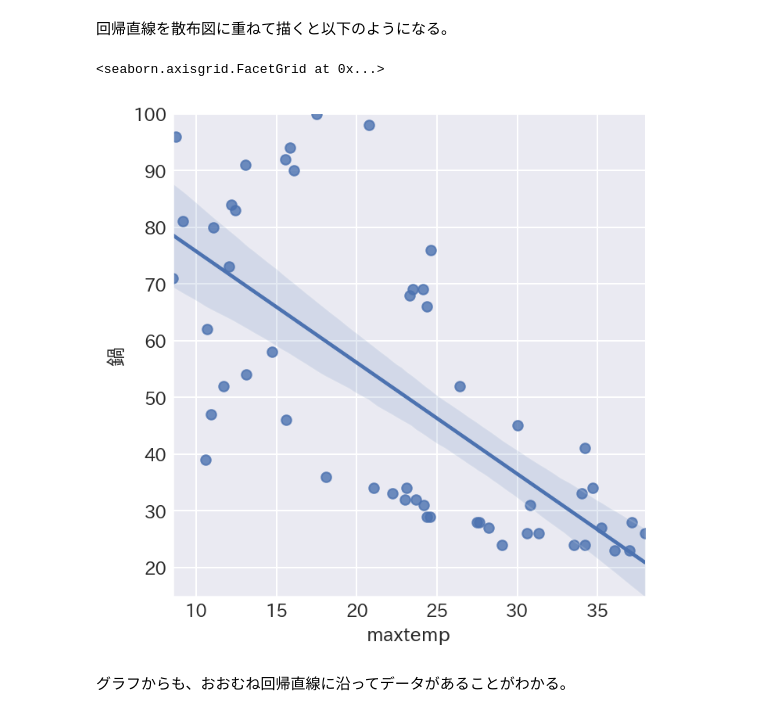
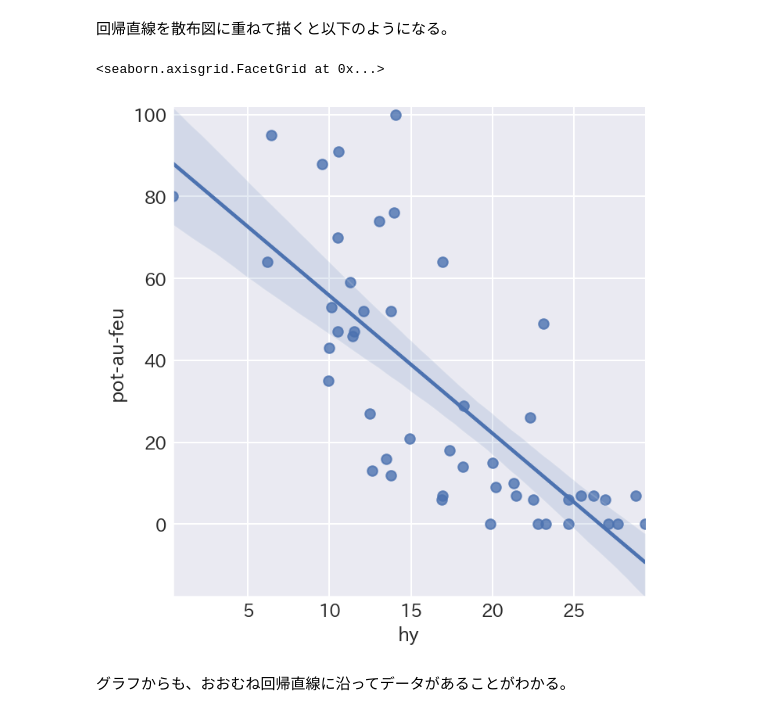
Before and after one commit to momokasu1600/html, a Jupyter notebook: D_気温とGoogle検索数.ipynb, the cells around one changed output. Drawn from its saved outputs; the diff is of its cells as text; code cells hidden in the pictures.

```diff
--- a/D_気温とGoogle検索数.ipynb
+++ b/D_気温とGoogle検索数.ipynb
@@ -245,9 +330,9 @@ print("決定係数: " + str(clf.score(X, Y)))
 # %% [markdown]
 回帰直線を散布図に重ねて描くと以下のようになる。
 # %%
-sns.lmplot(x="maxtemp", y="鍋", data=df_concat)
+sns.lmplot(x="hy", y="pot-au-feu", data=df_concat)
 # %% [output]
 <seaborn.axisgrid.FacetGrid at 0x...>
-[figure, old version]
+[figure, new version]
 # %% [markdown]
 グラフからも、おおむね回帰直線に沿ってデータがあることがわかる。
```
Also changed, not shown: parts of 11 cells of this notebook.
